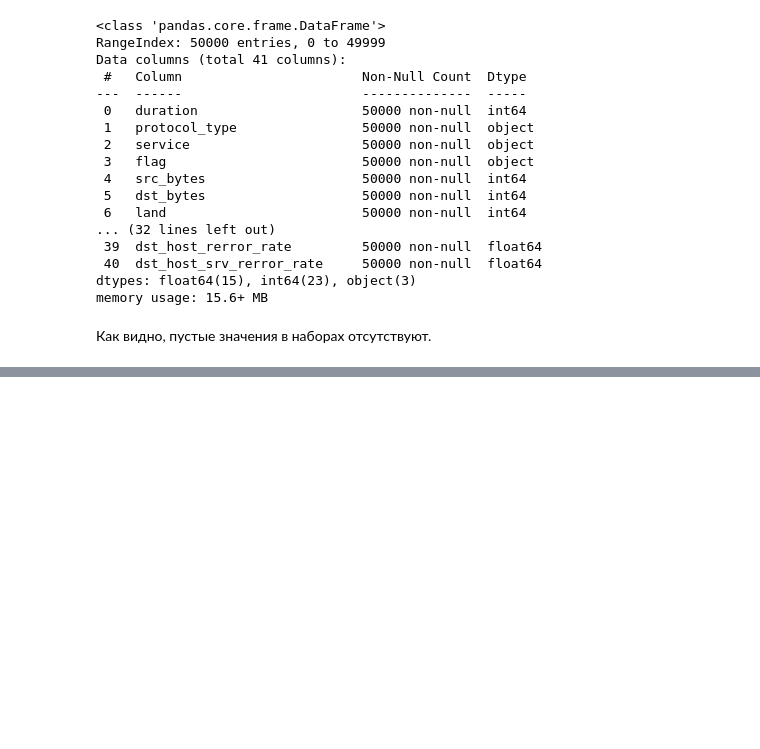
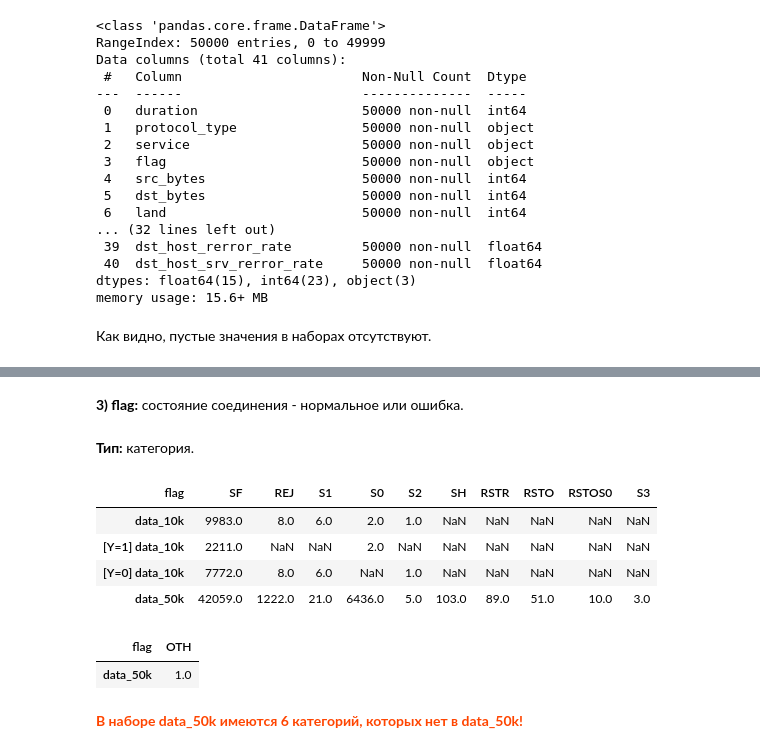
Before and after one commit to Demetrey/DMaP, a Jupyter notebook: CP/CP.ipynb, the cells around one changed output, grey strips where cells are left out. Cells and saved outputs as stored; diff of their text form; code cells hidden in the pictures; blank space fills up the shorter version.

```diff
--- a/CP/CP.ipynb
+++ b/CP/CP.ipynb
@@ -506,0 +341,14 @@ view_stat_bool(['land', 'logged_in', 'root_shell',
+# %% [markdown]
+**3) flag:** <a id="f3"></a>состояние соединения - нормальное или ошибка.
+# %%
+show_info('flag')
+# %% [output]
+**Тип:** категория.
+| flag | SF | REJ | S1 | S0 | S2 | SH | RSTR | RSTO | RSTOS0 | S3 |
+| data_10k | 9983.0 | 8.0 | 6.0 | 2.0 | 1.0 | NaN | NaN | NaN | NaN | NaN |
+| [Y=1] data_10k | 2211.0 | NaN | NaN | 2.0 | NaN | NaN | NaN | NaN | NaN | NaN |
+| [Y=0] data_10k | 7772.0 | 8.0 | 6.0 | NaN | 1.0 | NaN | NaN | NaN | NaN | NaN |
+| data_50k | 42059.0 | 1222.0 | 21.0 | 6436.0 | 5.0 | 103.0 | 89.0 | 51.0 | 10.0 | 3.0 |
+| flag | OTH |
+| data_50k | 1.0 |
+В наборе data_50k имеются 6 категорий, которых нет в data_50k!
```
Also changed, not shown: parts of 137 cells of this notebook.
